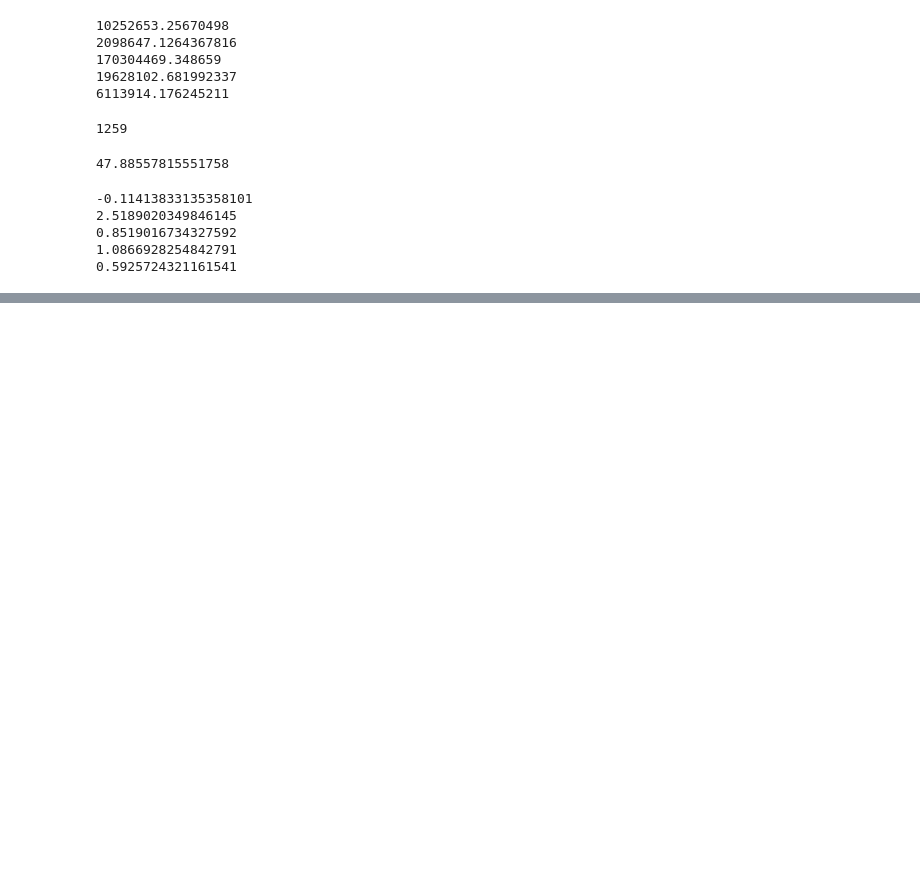
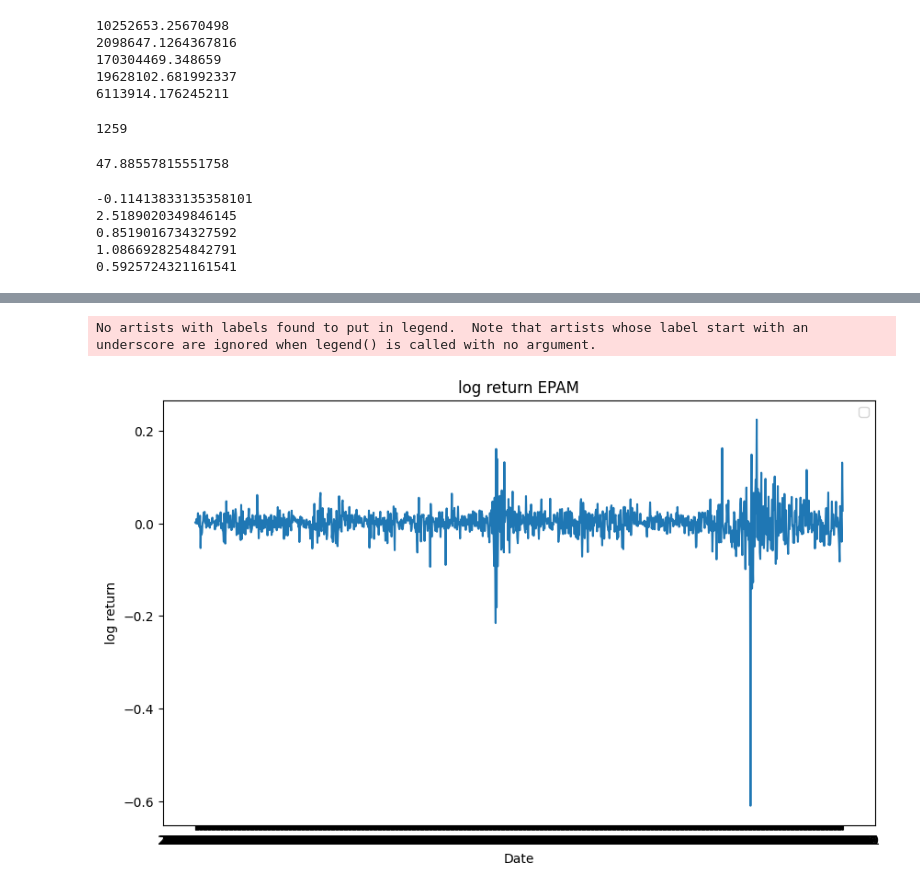
Before and after one commit to pavlovsky-jakub/skola, a Jupyter notebook: Midterm.ipynb, the cells around one changed output, grey strips where cells are left out. Cells and saved outputs as stored; diff of their text form; code cells hidden in the pictures; blank space fills up the shorter version.

```diff
--- a/Midterm.ipynb
+++ b/Midterm.ipynb
@@ -323,0 +325,11 @@ plt.show()
+# %%
+plt.figure(figsize=(10, 6))
+plt.plot(log_returns_EPAM.index, log_returns_EPAM)
+plt.xlabel('Date')
+plt.ylabel('log return')
+plt.title("log return EPAM")
+plt.legend()
+plt.show()
+# %% [output]
+No artists with labels found to put in legend.  Note that artists whose label start with an underscore are ignored when legend() is called with no argument.
+[figure, added]
```
Also changed, not shown: parts of 12 cells of this notebook, 1 other file.
